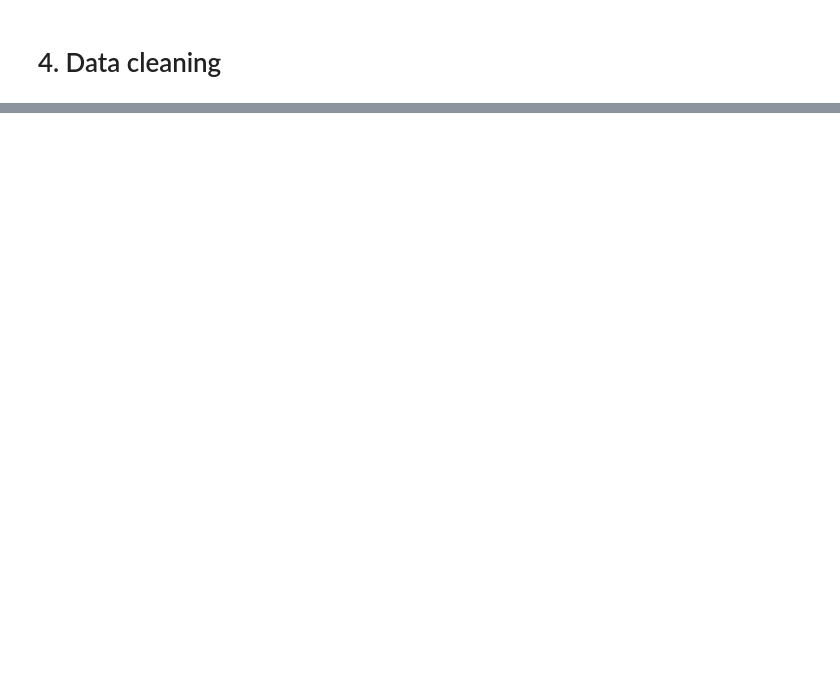
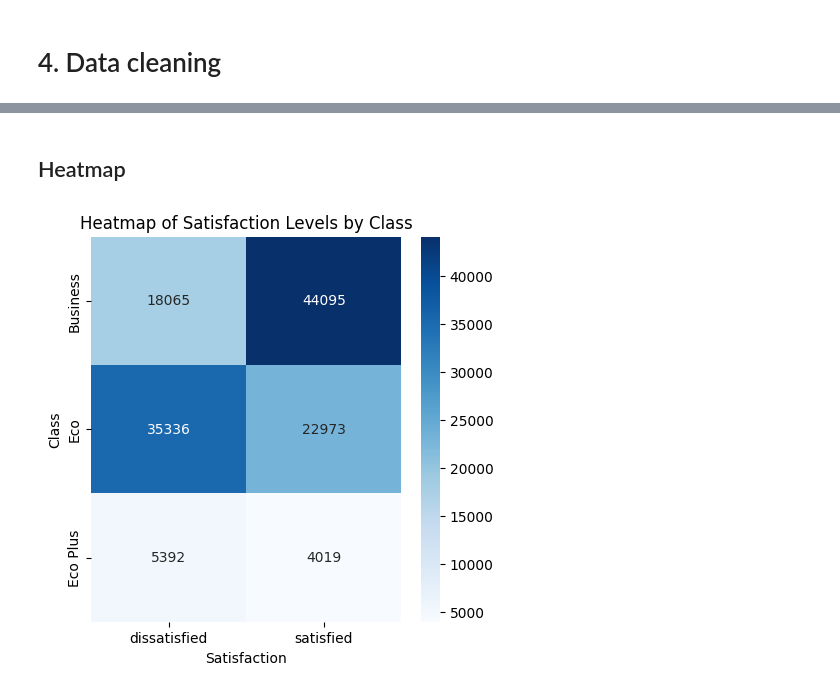
Before and after one commit to HusainE29/Airlines-Dataset, a Jupyter notebook: Airlines Quality Analysis Report.ipynb, the cells around one changed output, grey strips where cells are left out. Drawn from its saved outputs; the diff is of its cells as text; code cells hidden in the pictures; blank space fills up the shorter version.

```diff
--- a/Airlines Quality Analysis Report.ipynb
+++ b/Airlines Quality Analysis Report.ipynb
@@ -87,4 +87,4 @@ df.drop(["Departure/Arrival time convenient",
          "Checkin service",
          "Online boarding",
          "Arrival Delay in Minutes"],
-        axis=1, inplace=True)
+        axis = 1, inplace = True, errors='ignore')
@@ -90,0 +125,3 @@ df.drop(["Departure/Arrival time convenient",
+# %%
+Satisfaction_Class_Matrix = pd.crosstab(df['Class'], df['satisfaction'])
+Satisfaction_Class_Matrix
@@ -90,0 +134,17 @@ df.drop(["Departure/Arrival time convenient",
+# %% [markdown]
+## Heatmap
+# %%
+plt.figure(figsize = (5, 5))
+sns.heatmap(Satisfaction_Class_Matrix, annot = True, fmt = 'd', cmap = 'Blues')
+
+# annot stands for annotations
+# fmt stands for format
+# cmap stands for color
+
+plt.title('Heatmap of Satisfaction Levels by Class')
+plt.xlabel('Satisfaction')
+plt.ylabel('Class')
+plt.savefig('heatmap_colormaps.png', format = 'png', dpi = 2000)
+plt.show()
+# %% [output]
+[figure, added]
```
Also changed, not shown: parts of 21 cells of this notebook.
